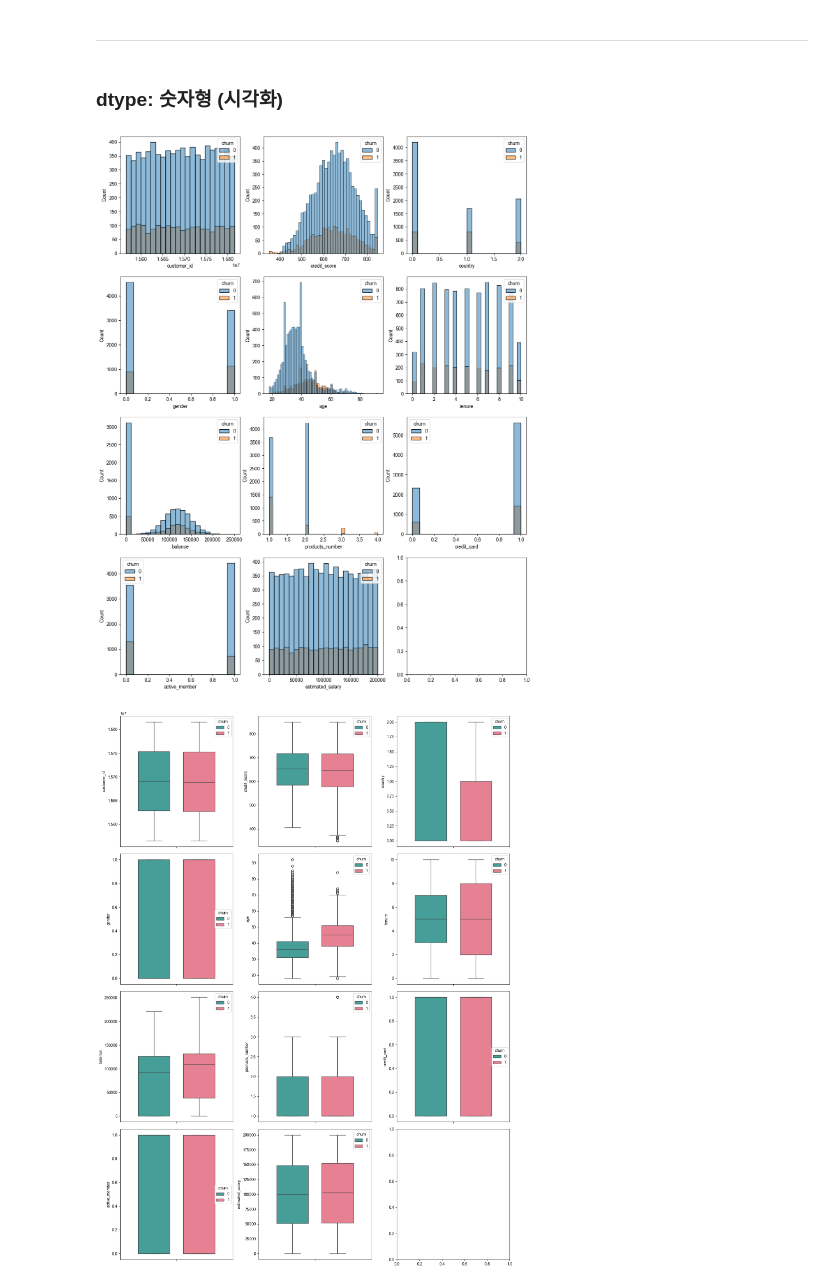
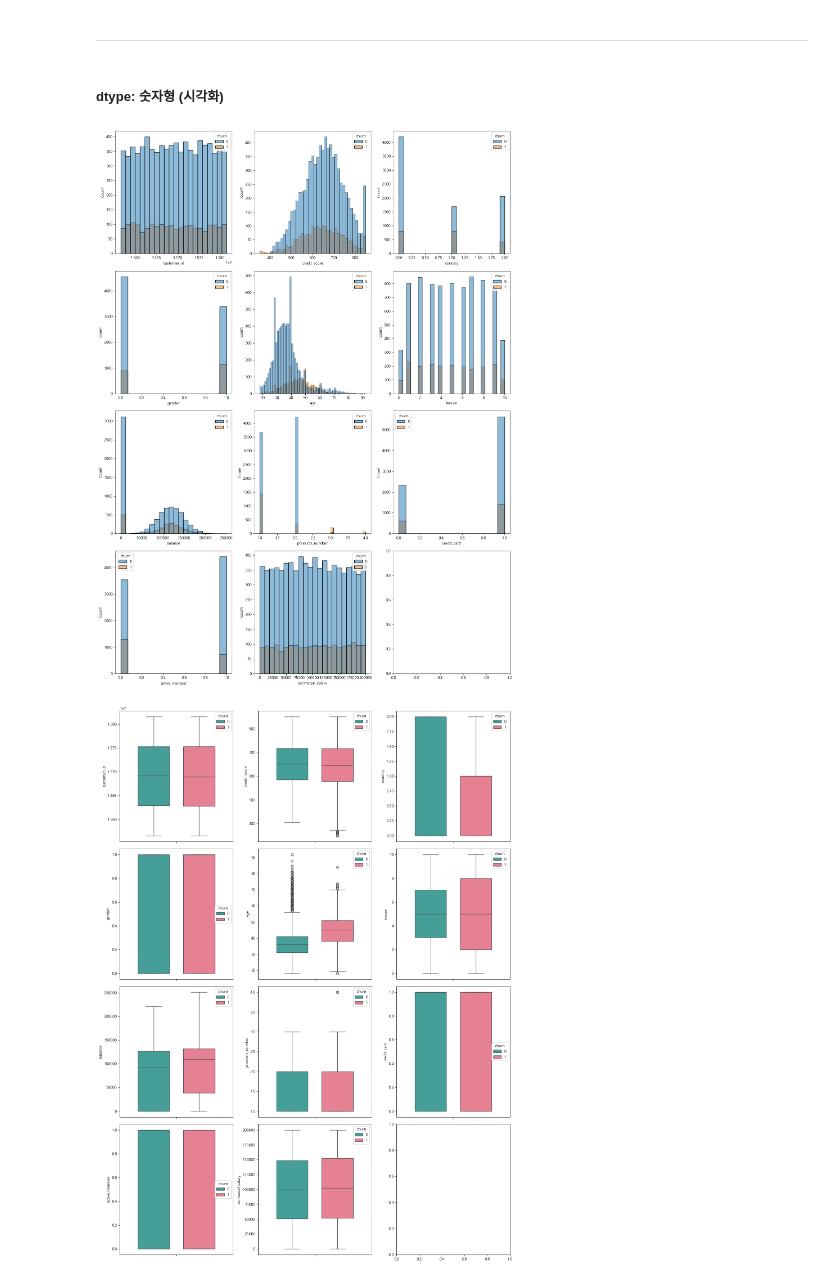
Before and after one commit to SKNETWORKS-FAMILY-AICAMP/SKN09-2nd-4Team, a Jupyter notebook: 2nd_project_preprocessing.ipynb, the cells around one changed output. Cells and saved outputs as stored; diff of their text form; code cells hidden in the pictures.

```diff
--- a/2nd_project_preprocessing.ipynb
+++ b/2nd_project_preprocessing.ipynb
@@ -217,28 +216,0 @@ df.head(10)
-# %%
-country_gender_df = df.groupby('country')['gender'].value_counts().unstack()
-
-# Create subplots (2 rows, 3 columns)
-fig, axes = plt.subplots(2, 3, figsize=(15, 10))  # Adjust figure size for better visualization
-
-# Plot pie plots in the second row
-for i, country in enumerate(country_gender_df.index):
-    # Calculate gender proportions for the pie chart
-    gender_counts = country_gender_df.loc[country]
-    proportions = gender_counts / gender_counts.sum()
-
-    axes[0, i].pie(proportions, labels=proportions.index, autopct='%1.4f%%', startangle=90)  # autopct for percentage display
-    axes[0, i].set_title(country)
-    axes[0, i].set_xlabel('Gender')
-    axes[0, i].set_ylabel('Rate')  # Remove unnecessary y-axis label
-
-# Plot bar plots in the first row
-for i, country in enumerate(country_gender_df.index):
-    country_gender_df.loc[country].plot(kind='bar', ax=axes[1, i])  # Access subplots using 2D indexing
-    axes[1, i].set_title(country)
-    axes[1, i].set_xlabel('Gender')
-    axes[1, i].set_ylabel('Count')
-    axes[1, i].tick_params(axis='x', rotation=90)
-
-# Adjust layout and display plot
-plt.tight_layout()
-plt.show()
@@ -247,12 +455,18 @@ plt.show()
 # %% [markdown]
 ---
 # %% [markdown]
-### dtype: 숫자형 (시각화)
+##### dtype: 숫자형 (시각화)
 # %%
 fig, axs = plt.subplots(nrows=4, ncols=3, figsize=(15,20))
-axs=axs.flat
-for i in range(len(df.columns)-1):
-    sns.histplot(data=df, x=df.columns[i],hue="churn",ax=axs[i])
+axs = axs.flat
+
+num_plots = 11                                          # subplot의 총 개수
+
+for i in range(min(num_plots, len(df.columns) - 1)):    # 둘 중 작은 값까지 반복
+    sns.histplot(data=df, x=df.columns[i], hue="churn", ax=axs[i])
+
+plt.tight_layout()
+plt.show()
 # %% [output]
-[figure, old version]
+[figure, new version]
 # %%
```
Also changed, not shown: parts of 21 cells of this notebook.
